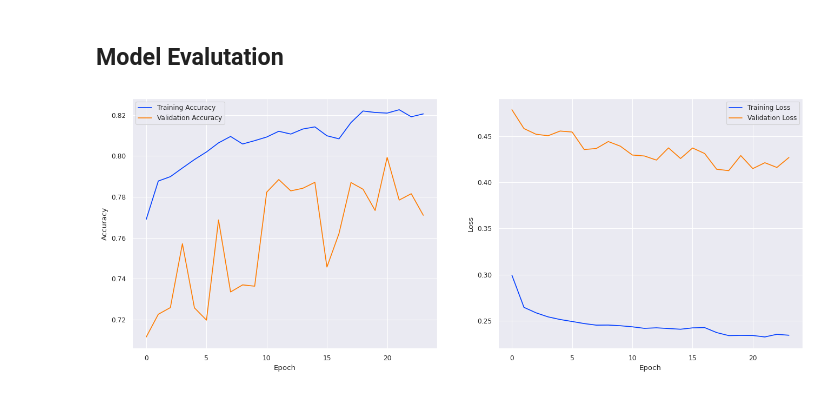
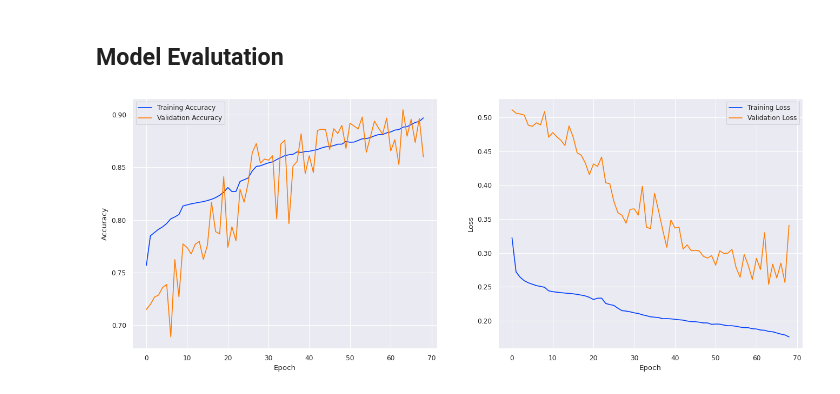
Before and after one commit to sssspppuud/Network-Intrusion-Detection-System-with-Explainable-Deep-Learning, a Jupyter notebook: Code/main.ipynb, the cells around one changed output. Drawn from its saved outputs; the diff is of its cells as text; code cells hidden in the pictures.

```diff
--- a/Code/main.ipynb
+++ b/Code/main.ipynb
@@ -523,4 +442,0 @@ class DNN(nn.Module):
-# %%
-input_dim = X_train_scaled.shape[1]
-output_dim = len(np.unique(y_train))
-model = DNN(input_dim=input_dim, output_dim=5)
@@ -622,0 +479,3 @@ Stopped early at epoch = 24
+# %%
+model = build_dnn(X_train_scaled.shape)
+model.summary()
@@ -622,0 +516,23 @@ Stopped early at epoch = 24
+# %%
+history = model.fit(
+    X_train_scaled,
+    y_train,
+    validation_data = (X_val_scaled, y_val),
+    epochs = EPOCHS,
+    batch_size=BATCH_SIZE,
+    callbacks =[
+        EarlyStopping(
+            monitor="val_loss",
+            patience = 5,
+            restore_best_weights = True
+        ),
+        ReduceLROnPlateau(
+            monitor = "val_loss",
+            factor = 0.2,
+            patience =3,
+            min_lr = 1e-5
+        )
+
+    ],
+    class_weight = class_weights
+)
@@ -624,11 +560,3 @@ Stopped early at epoch = 24
 ## Model Evalutation
 # %%
 from sklearn.metrics import classification_report, f1_score, confusion_matrix
-# %%
-model.load_state_dict(torch.load("model.pth"))
-history = {
-    "loss" : loss_history["train"],
-    "val_loss" : loss_history["val"],
-    "accuracy" : acc_history["train"],
-    "val_accuracy": acc_history["val"]
-}
@@ -671,10 +585,10 @@ def plot_accuracy_and_loss(history):
     ax[1].legend()
 
     plt.show()
-# %%
-plot_accuracy_and_loss(history)
-# %% [output]
-[figure, removed]
+# %%
+plot_accuracy_and_loss(history.history)
+# %% [output]
+[figure, added]
 # %%
 def plot_confusion_matrix(y_true, y_pred, classes):
     cm = confusion_matrix(y_true, y_pred)
```
Also changed, not shown: parts of 45 cells of this notebook, 3 other files.
